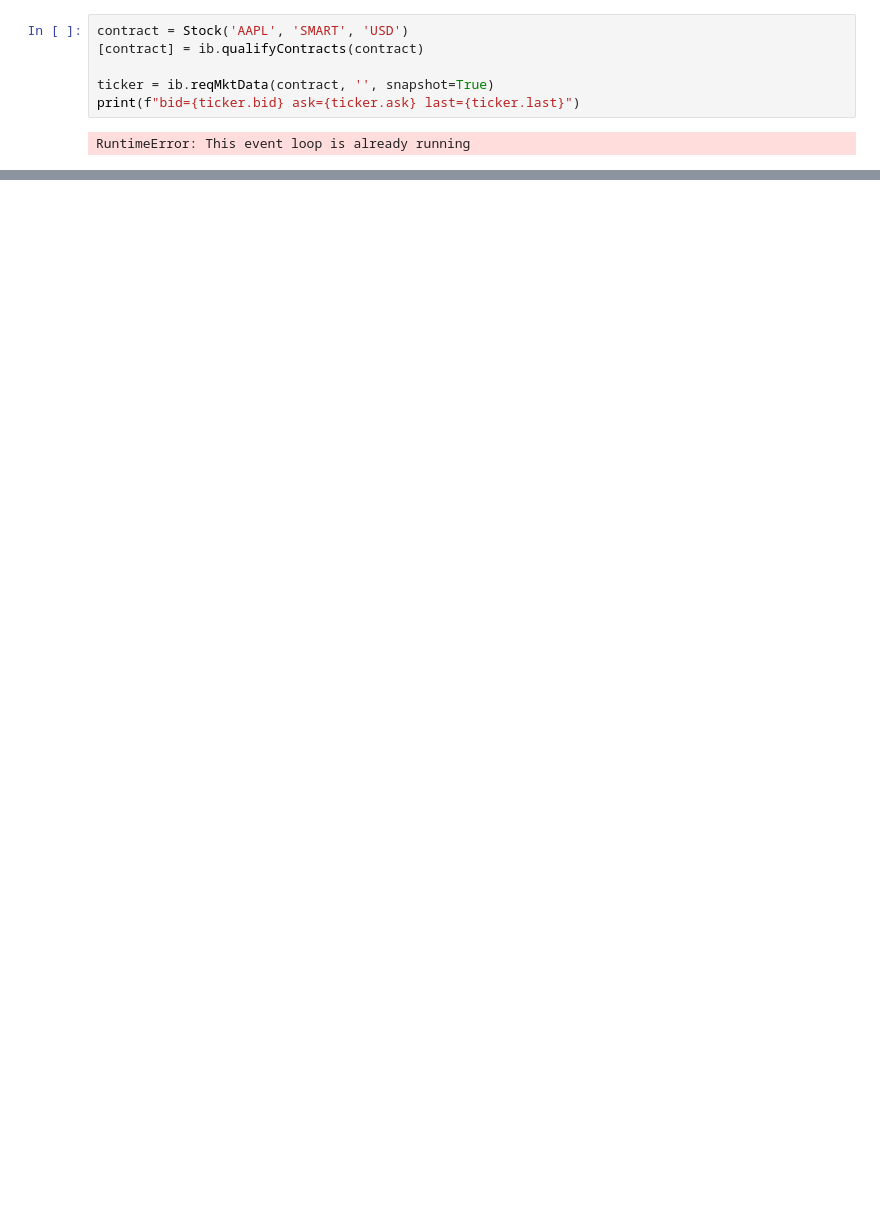
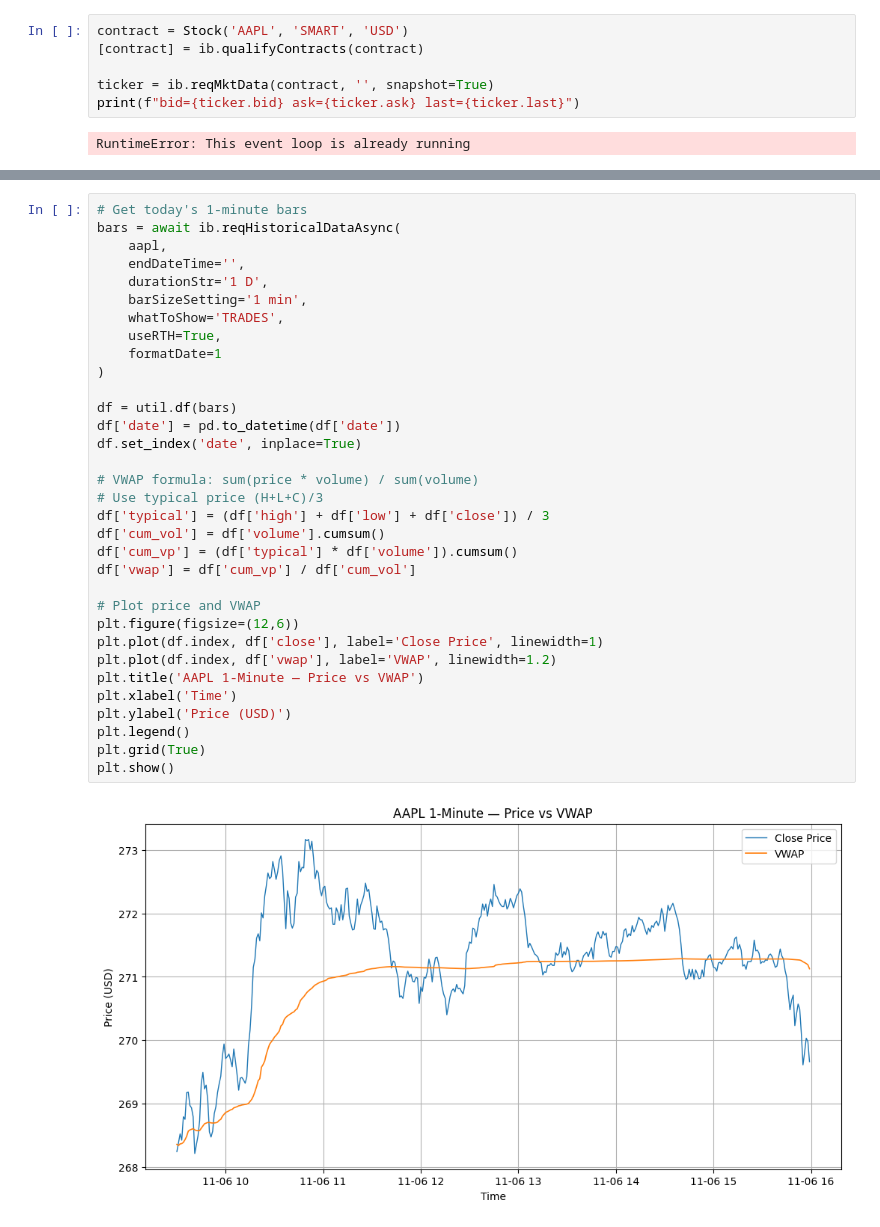
Before and after one commit to HoutanGh/my-trading-platform, a Jupyter notebook: notebooks/00_sandbox.ipynb, the cells around one changed output, grey strips where cells are left out. Saved outputs shown, nothing was run; the diff lists cells and outputs as text; blank space fills up the shorter version.

```diff
--- a/notebooks/00_sandbox.ipynb
+++ b/notebooks/00_sandbox.ipynb
@@ -49,0 +90,35 @@ RuntimeError: This event loop is already running
+# %%
+# Get today's 1-minute bars
+bars = await ib.reqHistoricalDataAsync(
+    aapl,
+    endDateTime='',
+    durationStr='1 D',
+    barSizeSetting='1 min',
+    whatToShow='TRADES',
+    useRTH=True,
+    formatDate=1
+)
+
+df = util.df(bars)
+df['date'] = pd.to_datetime(df['date'])
+df.set_index('date', inplace=True)
+
+# VWAP formula: sum(price * volume) / sum(volume)
+# Use typical price (H+L+C)/3
+df['typical'] = (df['high'] + df['low'] + df['close']) / 3
+df['cum_vol'] = df['volume'].cumsum()
+df['cum_vp'] = (df['typical'] * df['volume']).cumsum()
+df['vwap'] = df['cum_vp'] / df['cum_vol']
+
+# Plot price and VWAP
+plt.figure(figsize=(12,6))
+plt.plot(df.index, df['close'], label='Close Price', linewidth=1)
+plt.plot(df.index, df['vwap'], label='VWAP', linewidth=1.2)
+plt.title('AAPL 1-Minute — Price vs VWAP')
+plt.xlabel('Time')
+plt.ylabel('Price (USD)')
+plt.legend()
+plt.grid(True)
+plt.show()
+# %% [output]
+[figure, added]
```
Also changed, not shown: parts of 6 cells of this notebook.
